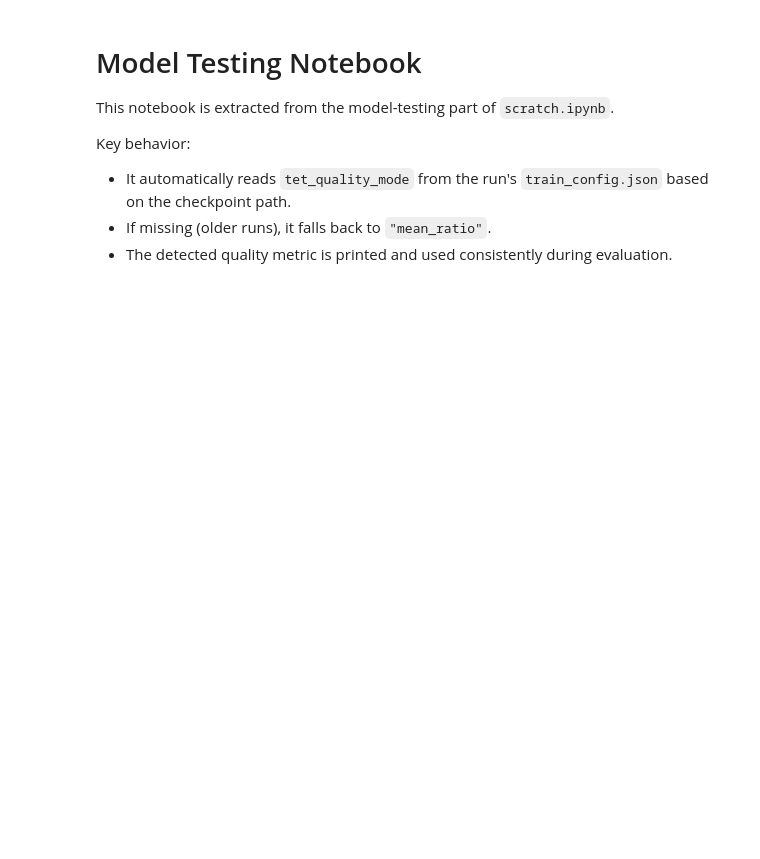
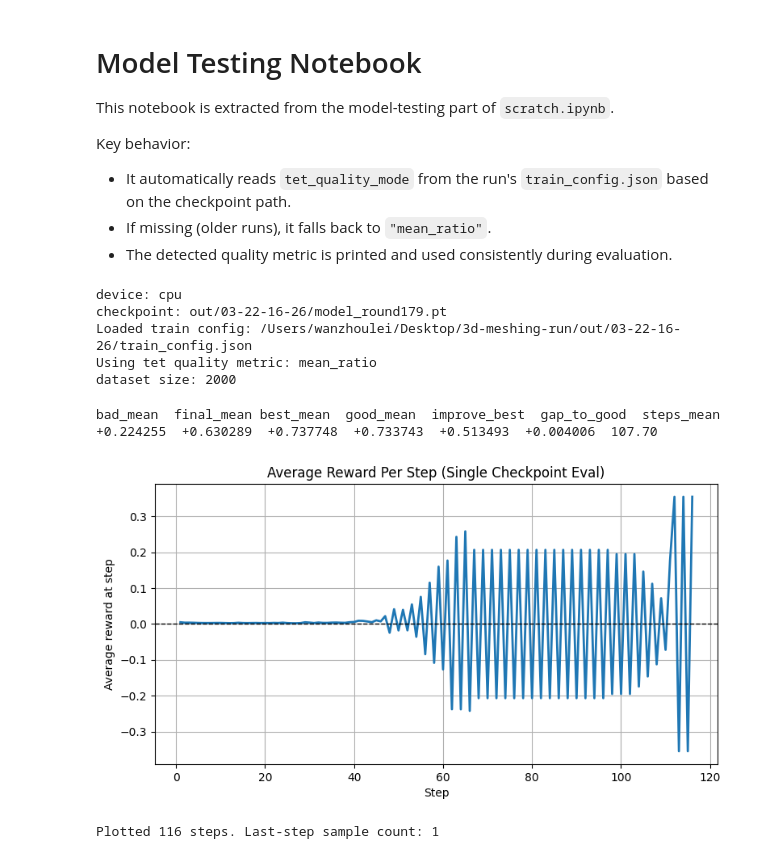
Before and after one commit to wanzhoulei/3d-meshing-run, a Jupyter notebook: test_model.ipynb, the cells around one changed output. Cells and saved outputs as stored; diff of their text form; code cells hidden in the pictures; blank space fills up the shorter version.

```diff
--- a/test_model.ipynb
+++ b/test_model.ipynb
@@ -416,7 +416,7 @@ def run_agent_trace_episode(
 # --------------------------
 # Single-checkpoint test
 # --------------------------
-dataset_path = "tet_dataset_grid125_sigma1e-02_N2000.mat"
+dataset_path = "tet_dataset_grid125_sigma1e-02_N2000_test.mat"
 ckpt_path = "out/03-22-16-26/model_round179.pt"
 
 num_test = 10
@@ -469,33 +469,43 @@ print("bad_mean  final_mean best_mean  good_mean  improve_best  gap_to_good  ste
 print(
     f"{result['bad_mean']:+.6f}  "
     f"{result['final_mean']:+.6f}  "
     f"{result['best_mean']:+.6f}  "
     f"{result['good_mean']:+.6f}  "
     f"{result['improve_best']:+.6f}  "
     f"{result['gap_to_good']:+.6f}  "
     f"{result['steps_mean']:.2f}"
 )
 
 # Plot average reward at each step index across test samples
 step_reward_mean = result["step_reward_mean"]
 step_reward_count = result["step_reward_count"]
 
 if step_reward_mean.size == 0:
     print("No step rewards to plot (agent took 0 actions on all test samples).")
 else:
     x = np.arange(1, step_reward_mean.size + 1)
     plt.figure(figsize=(9, 4.5))
     plt.plot(x, step_reward_mean, "-", linewidth=2)
     plt.axhline(0.0, color="k", linestyle="--", linewidth=1)
     plt.grid(True)
     plt.xlabel("Step")
     plt.ylabel("Average reward at step")
     plt.title("Average Reward Per Step (Single Checkpoint Eval)")
     plt.show()
 
     print(f"Plotted {step_reward_mean.size} steps. Last-step sample count: {int(step_reward_count[-1])}")
 
 ds.close()
+# %% [output]
+device: cpu
+checkpoint: out/03-22-16-26/model_round179.pt
+Loaded train config: /Users/wanzhoulei/Desktop/3d-meshing-run/out/03-22-16-26/train_config.json
+Using tet quality metric: mean_ratio
+dataset size: 2000
+bad_mean  final_mean best_mean  good_mean  improve_best  gap_to_good  steps_mean
++0.224255  +0.630289  +0.737748  +0.733743  +0.513493  +0.004006  107.70
+[figure, added]
+Plotted 116 steps. Last-step sample count: 1
 # %%
 # -----------------------------------------
 # Single-episode trace + quality histograms
```
Also changed, not shown: parts of 3 cells of this notebook.
